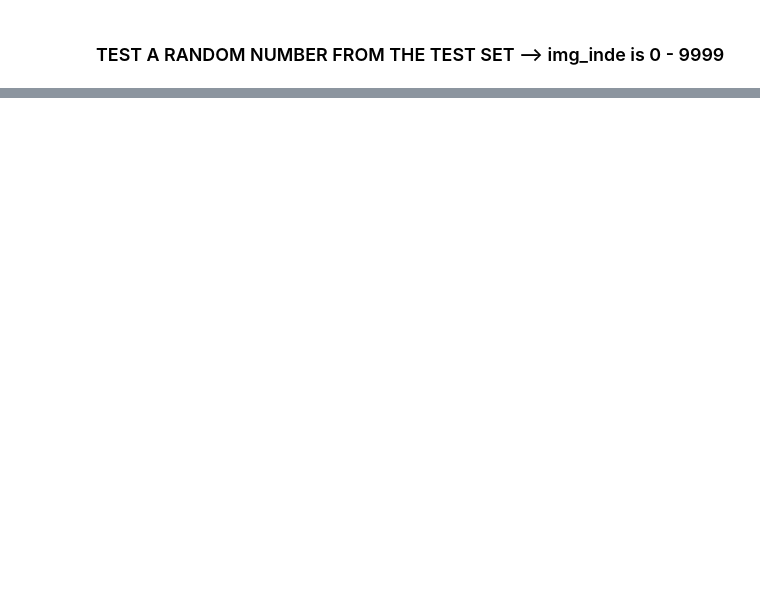
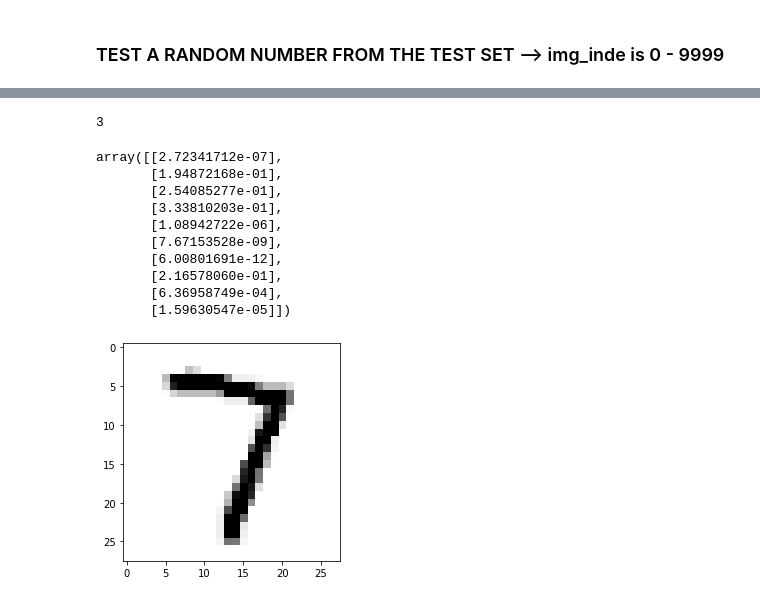
Before and after one commit to MustafaAli789/native-ann, a Jupyter notebook: General-Neural-Network.ipynb, the cells around one changed output, grey strips where cells are left out. Drawn from its saved outputs; the diff is of its cells as text; code cells hidden in the pictures; blank space fills up the shorter version.

```diff
--- a/General-Neural-Network.ipynb
+++ b/General-Neural-Network.ipynb
@@ -557,0 +661,22 @@ test(999, test_mnist_net)
+# %%
+infile = open('random_img', 'rb')
+test_img = pickle.load(infile)
+infile.close()
+test_img = test_img.reshape(784, 1)
+# %%
+plt.imshow(test_img.reshape(28, 28), cmap='Greys', interpolation='nearest')
+print(np.argmax(testnet.predict(test_img)))
+testnet.predict(test_img)
+# %% [output]
+3
+array([[2.72341712e-07],
+       [1.94872168e-01],
+       [2.54085277e-01],
+       [3.33810203e-01],
+       [1.08942722e-06],
+       [7.67153528e-09],
+       [6.00801691e-12],
+       [2.16578060e-01],
+       [6.36958749e-04],
+       [1.59630547e-05]])
+[figure, added]
```
Also changed, not shown: parts of 32 cells of this notebook, 9 other files.
